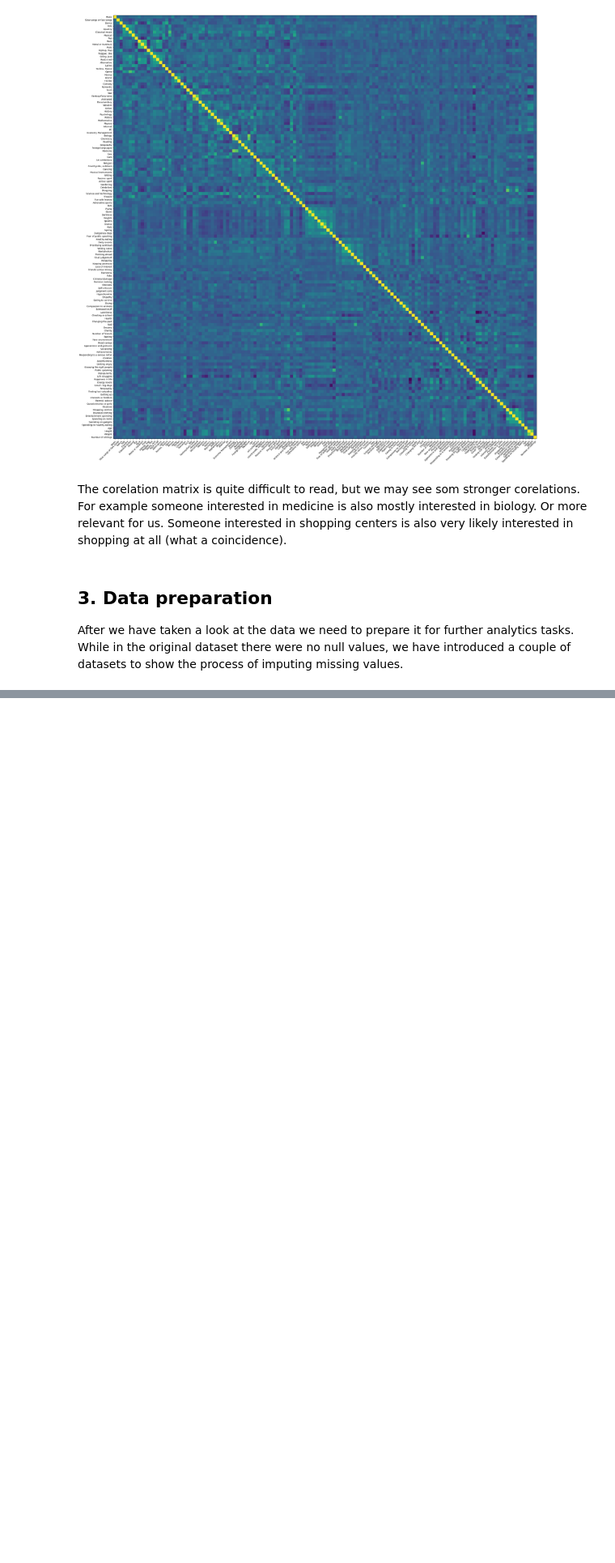
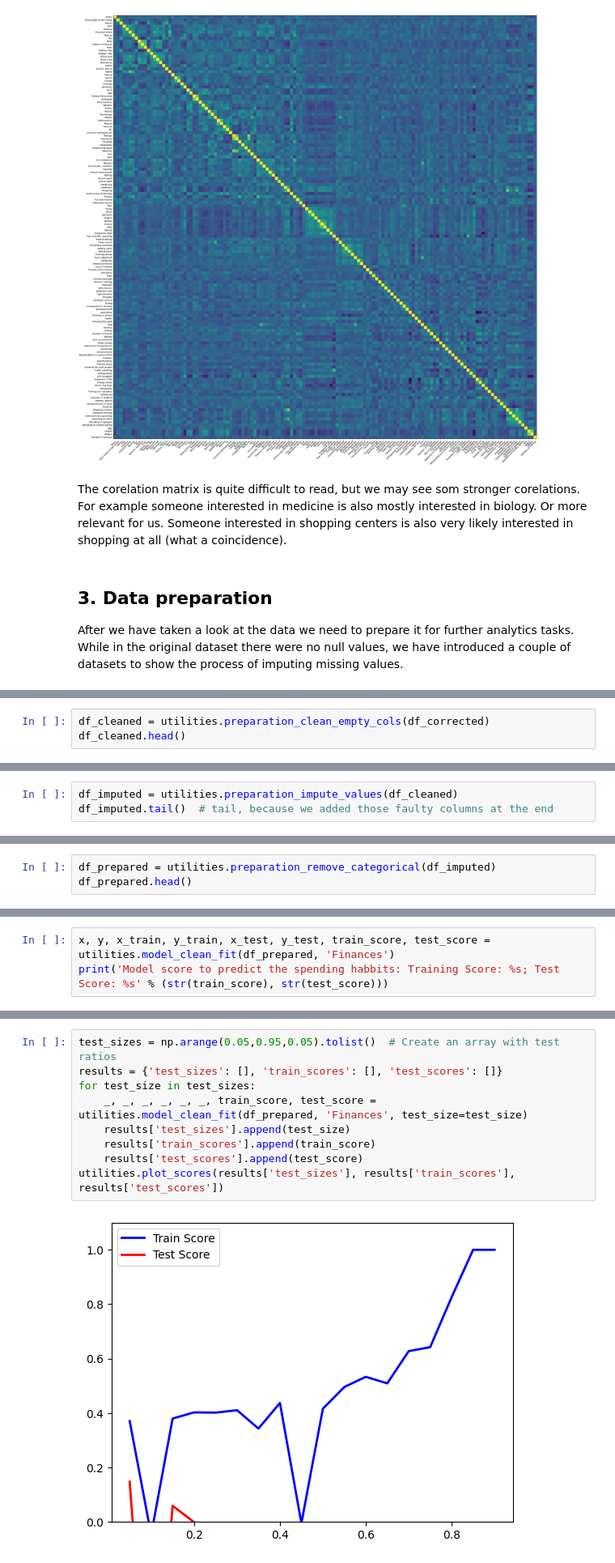
Before and after one commit to herrmann1981/udacity_datascience_people_survey, a Jupyter notebook: Notebook.ipynb, the cells around one changed output, grey strips where cells are left out. Shown at 81% size. Saved outputs shown, nothing was run; the diff lists cells and outputs as text; blank space fills up the shorter version.

```diff
--- a/Notebook.ipynb
+++ b/Notebook.ipynb
@@ -154,0 +179,3 @@ For this dataset it was not necessary to remove columns or rows because there si
+# %%
+df_cleaned = utilities.preparation_clean_empty_cols(df_corrected)
+df_cleaned.head()
@@ -156,0 +193,3 @@ For this dataset it was not necessary to remove columns or rows because there si
+# %%
+df_imputed = utilities.preparation_impute_values(df_cleaned)
+df_imputed.tail()  # tail, because we added those faulty columns at the end
@@ -156,0 +207,3 @@ For this dataset it was not necessary to remove columns or rows because there si
+# %%
+df_prepared = utilities.preparation_remove_categorical(df_imputed)
+df_prepared.head()
@@ -156,0 +224,3 @@ For this dataset it was not necessary to remove columns or rows because there si
+# %%
+x, y, x_train, y_train, x_test, y_test, train_score, test_score = utilities.model_clean_fit(df_prepared, 'Finances')
+print('Model score to predict the spending habbits: Training Score: %s; Test Score: %s' % (str(train_score), str(test_score)))
@@ -156,0 +233,11 @@ For this dataset it was not necessary to remove columns or rows because there si
+# %%
+test_sizes = np.arange(0.05,0.95,0.05).tolist()  # Create an array with test ratios
+results = {'test_sizes': [], 'train_scores': [], 'test_scores': []}
+for test_size in test_sizes:
+    _, _, _, _, _, _, train_score, test_score = utilities.model_clean_fit(df_prepared, 'Finances', test_size=test_size)
+    results['test_sizes'].append(test_size)
+    results['train_scores'].append(train_score)
+    results['test_scores'].append(test_score)
+utilities.plot_scores(results['test_sizes'], results['train_scores'], results['test_scores'])
+# %% [output]
+[figure, added]
```
Also changed, not shown: parts of 33 cells of this notebook, 3 other files.
